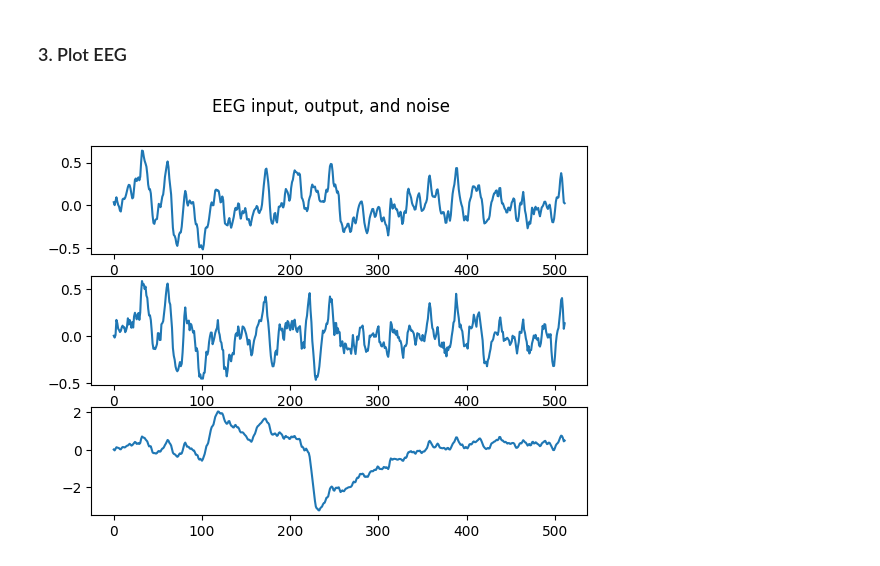
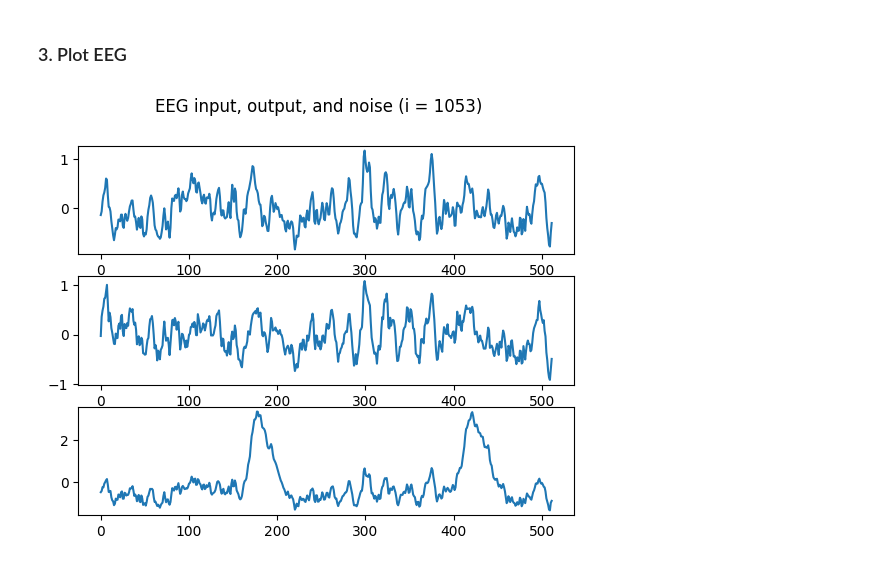
Before and after one commit to stephanieyflu/EEGdenoiseNet, a Jupyter notebook: vis_eeg.ipynb, the cells around one changed output. Cells and saved outputs as stored; diff of their text form; code cells hidden in the pictures.

Commit message:
Add random plot

```diff
--- a/vis_eeg.ipynb
+++ b/vis_eeg.ipynb
@@ -7,9 +7,9 @@ import mne
 ### 1. Load NumPy Arrays
 # %%
 # Load numpy arrays
-denoise_output = np.load('/workspaces/EEGdenoiseNet/results/SimpleCNN_EOG_Trial1/1/nn_output/Denoiseoutput_test.npy', allow_pickle=True)
-eeg_test = np.load('/workspaces/EEGdenoiseNet/results/SimpleCNN_EOG_Trial1/1/nn_output/EEG_test.npy', allow_pickle=True)
-noise_input = np.load('/workspaces/EEGdenoiseNet/results/SimpleCNN_EOG_Trial1/1/nn_output/noiseinput_test.npy', allow_pickle=True)
+denoise_output = np.load('results/SimpleCNN_EOG_Trial1/1/nn_output/Denoiseoutput_test.npy', allow_pickle=True)
+eeg_test = np.load('results/SimpleCNN_EOG_Trial1/1/nn_output/EEG_test.npy', allow_pickle=True)
+noise_input = np.load('results/SimpleCNN_EOG_Trial1/1/nn_output/noiseinput_test.npy', allow_pickle=True)
 
 # shape = (3400, 512)
 # %%
@@ -140,7 +140,8 @@ plt.show()
 # %%
 def plot_eeg(i, input, output, noise):
     fig, axs = plt.subplots(3)
-    fig.suptitle('EEG input, output, and noise')
+    title = 'EEG input, output, and noise (i = ' + str(i) + ')'
+    fig.suptitle(title)
     axs[0].plot(input[i])
     axs[1].plot(output[i])
     axs[2].plot(noise[i])
@@ -148,5 +151,5 @@ def plot_eeg(i, input, output, noise):
 # %%
-i = 58
+i = random.randint(0, 3399)
 plot_eeg(i, eeg_test, denoise_output, noise_input)
 # %% [output]
-[figure, old version]
+[figure, new version]
```
Also changed, not shown: parts of 2 cells of this notebook.
